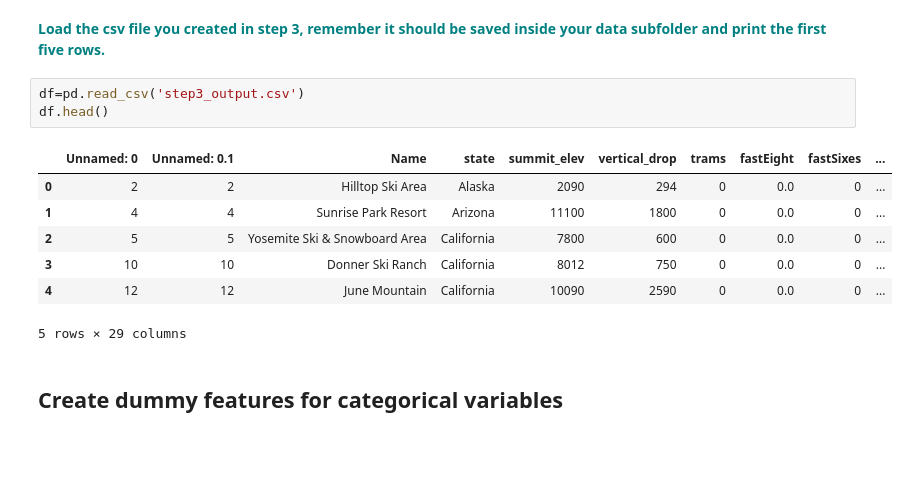
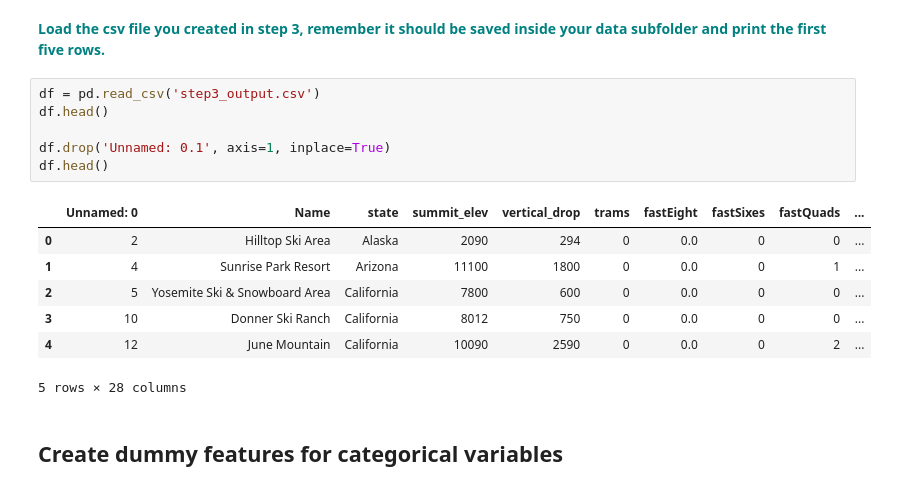
Before and after one commit to bauyrjanj/GuidedCapstone-1, a Jupyter notebook: step5/Notebook_stepfive.ipynb, the cells around one changed output. Drawn from its saved outputs; the diff is of its cells as text; blank space fills up the shorter version.

```diff
--- a/step5/Notebook_stepfive.ipynb
+++ b/step5/Notebook_stepfive.ipynb
@@ -44,16 +44,19 @@ os.getcwd()
 # %% [markdown]
 **<font color='teal'>  Load the csv file you created in step 3, remember it should be saved inside your data subfolder and print the first five rows.</font>**
 # %%
-df=pd.read_csv('step3_output.csv')
+df = pd.read_csv('step3_output.csv')
 df.head()
+
+df.drop('Unnamed: 0.1', axis=1, inplace=True)
+df.head()
 # %% [output]
-|  | Unnamed: 0 | Unnamed: 0.1 | Name | state | summit_elev | vertical_drop | trams | fastEight | fastSixes | ... |
-| 0 | 2 | 2 | Hilltop Ski Area | Alaska | 2090 | 294 | 0 | 0.0 | 0 | ... |
-| 1 | 4 | 4 | Sunrise Park Resort | Arizona | 11100 | 1800 | 0 | 0.0 | 0 | ... |
-| 2 | 5 | 5 | Yosemite Ski & Snowboard Area | California | 7800 | 600 | 0 | 0.0 | 0 | ... |
-| 3 | 10 | 10 | Donner Ski Ranch | California | 8012 | 750 | 0 | 0.0 | 0 | ... |
-| 4 | 12 | 12 | June Mountain | California | 10090 | 2590 | 0 | 0.0 | 0 | ... |
+|  | Unnamed: 0 | Name | state | summit_elev | vertical_drop | trams | fastEight | fastSixes | fastQuads | ... |
+| 0 | 2 | Hilltop Ski Area | Alaska | 2090 | 294 | 0 | 0.0 | 0 | 0 | ... |
+| 1 | 4 | Sunrise Park Resort | Arizona | 11100 | 1800 | 0 | 0.0 | 0 | 1 | ... |
+| 2 | 5 | Yosemite Ski & Snowboard Area | California | 7800 | 600 | 0 | 0.0 | 0 | 0 | ... |
+| 3 | 10 | Donner Ski Ranch | California | 8012 | 750 | 0 | 0.0 | 0 | 0 | ... |
+| 4 | 12 | June Mountain | California | 10090 | 2590 | 0 | 0.0 | 0 | 2 | ... |
-5 rows × 29 columns
+5 rows × 28 columns
 # %% [markdown]
 ## Create dummy features for categorical variables
 # %% [markdown]
```
Also changed, not shown: parts of 30 cells of this notebook.
